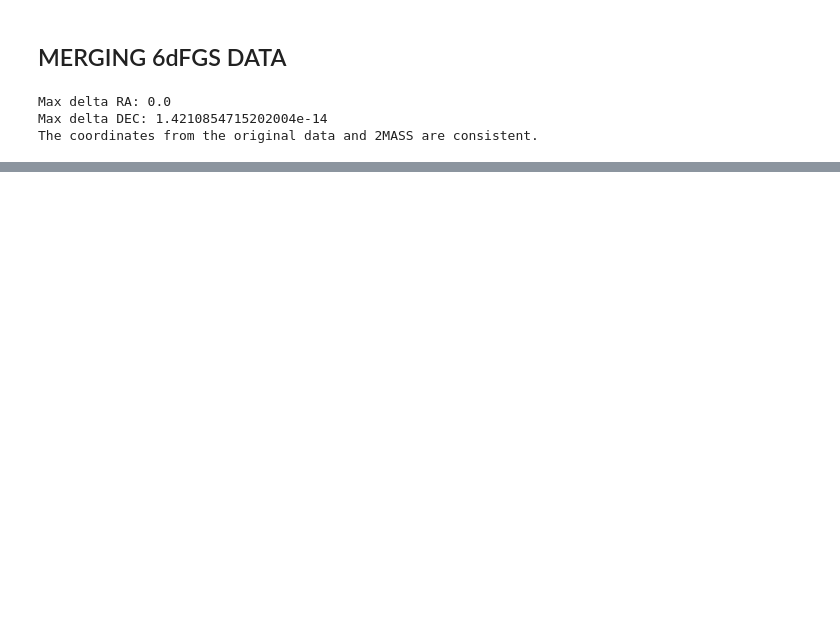
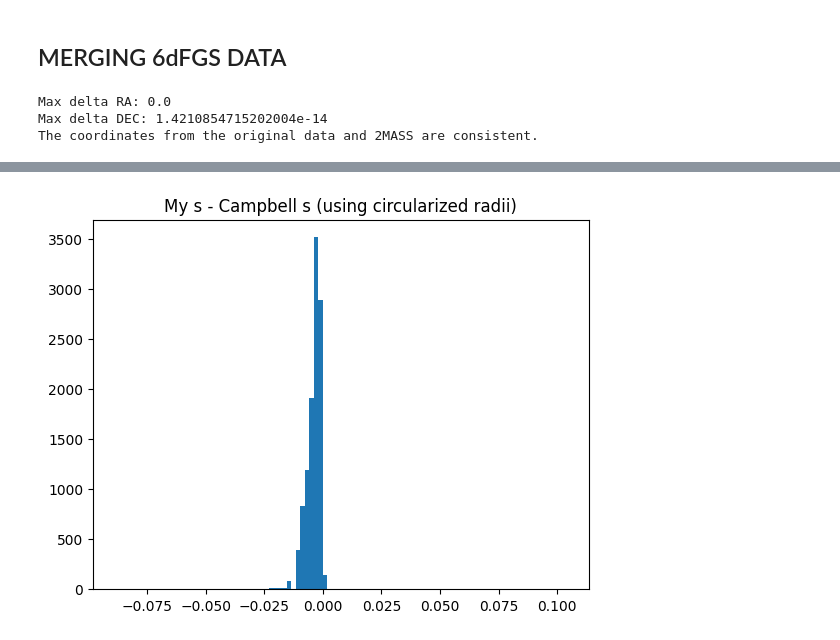
Before and after one commit to mrafifrbbn/thesis-research-2.0, a Jupyter notebook: notebook.ipynb, the cells around one changed output, grey strips where cells are left out. Cells and saved outputs as stored; diff of their text form; code cells hidden in the pictures; blank space fills up the shorter version.

```diff
--- a/notebook.ipynb
+++ b/notebook.ipynb
@@ -673,0 +686,2 @@ plt.scatter(df.z, delta_z_lamost)
+# %%
+df = pd.read_csv('data/preprocessed/spectrophoto/sdss.csv')
@@ -673,0 +878,10 @@ plt.scatter(df.z, delta_z_lamost)
+# %%
+df_campbell = pd.read_csv(f'data/raw/6dfgs/campbell_table8.ascii', delim_whitespace=True)[['6dFGSid', 'logsigma', 'elogsigma']]
+df_slice = df[['_6dFGS', 's', 'es']]
+
+df_merge = df_campbell.merge(df_slice, left_on='6dFGSid', right_on='_6dFGS')
+
+df_merge['delta_s'] = df_merge['logsigma'] - df_merge['s']
+df_merge['delta_es'] = df_merge['elogsigma'] - df_merge['es']
+
+df_merge
@@ -673,0 +902,6 @@ plt.scatter(df.z, delta_z_lamost)
+# %%
+plt.hist(df_merge['delta_s'], bins=100)
+plt.title('My s - Campbell s (using circularized radii)')
+plt.show()
+# %% [output]
+[figure, added]
```
Also changed, not shown: parts of 23 cells of this notebook, 8 other files.
